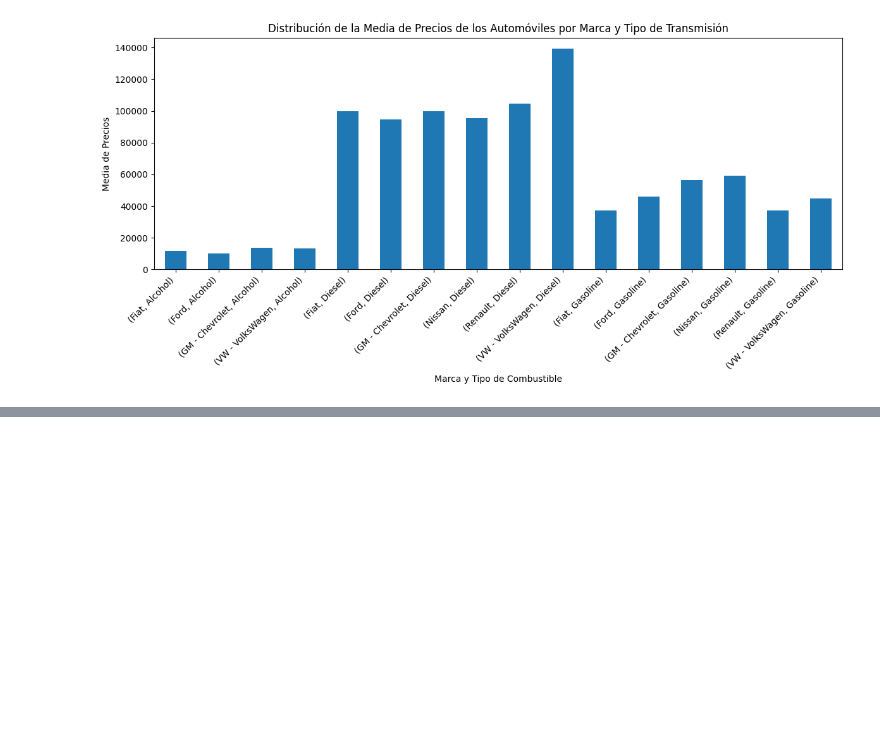
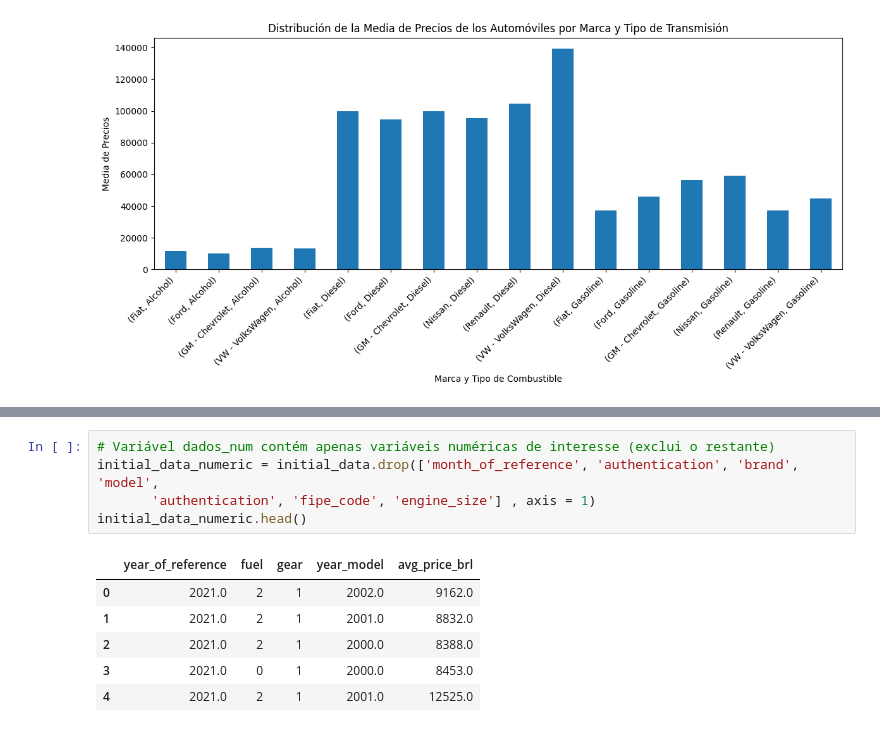
Before and after one commit to JocimarGalante/PrecosCarrosBrasil_IA, a Jupyter notebook: solution.ipynb, the cells around one changed output, grey strips where cells are left out. Drawn from its saved outputs; the diff is of its cells as text; blank space fills up the shorter version.

```diff
--- a/solution.ipynb
+++ b/solution.ipynb
@@ -296,0 +348,12 @@ Name: avg_price_brl, dtype: float64
+# %%
+# Variável dados_num contém apenas variáveis numéricas de interesse (exclui o restante)
+initial_data_numeric = initial_data.drop(['month_of_reference', 'authentication', 'brand', 'model',
+       'authentication', 'fipe_code', 'engine_size'] , axis = 1)
+initial_data_numeric.head()
+# %% [output]
+|  | year_of_reference | fuel | gear | year_model | avg_price_brl |
+| 0 | 2021.0 | 2 | 1 | 2002.0 | 9162.0 |
+| 1 | 2021.0 | 2 | 1 | 2001.0 | 8832.0 |
+| 2 | 2021.0 | 2 | 1 | 2000.0 | 8388.0 |
+| 3 | 2021.0 | 0 | 1 | 2000.0 | 8453.0 |
+| 4 | 2021.0 | 2 | 1 | 2001.0 | 12525.0 |
```
Also changed, not shown: parts of 13 cells of this notebook.
